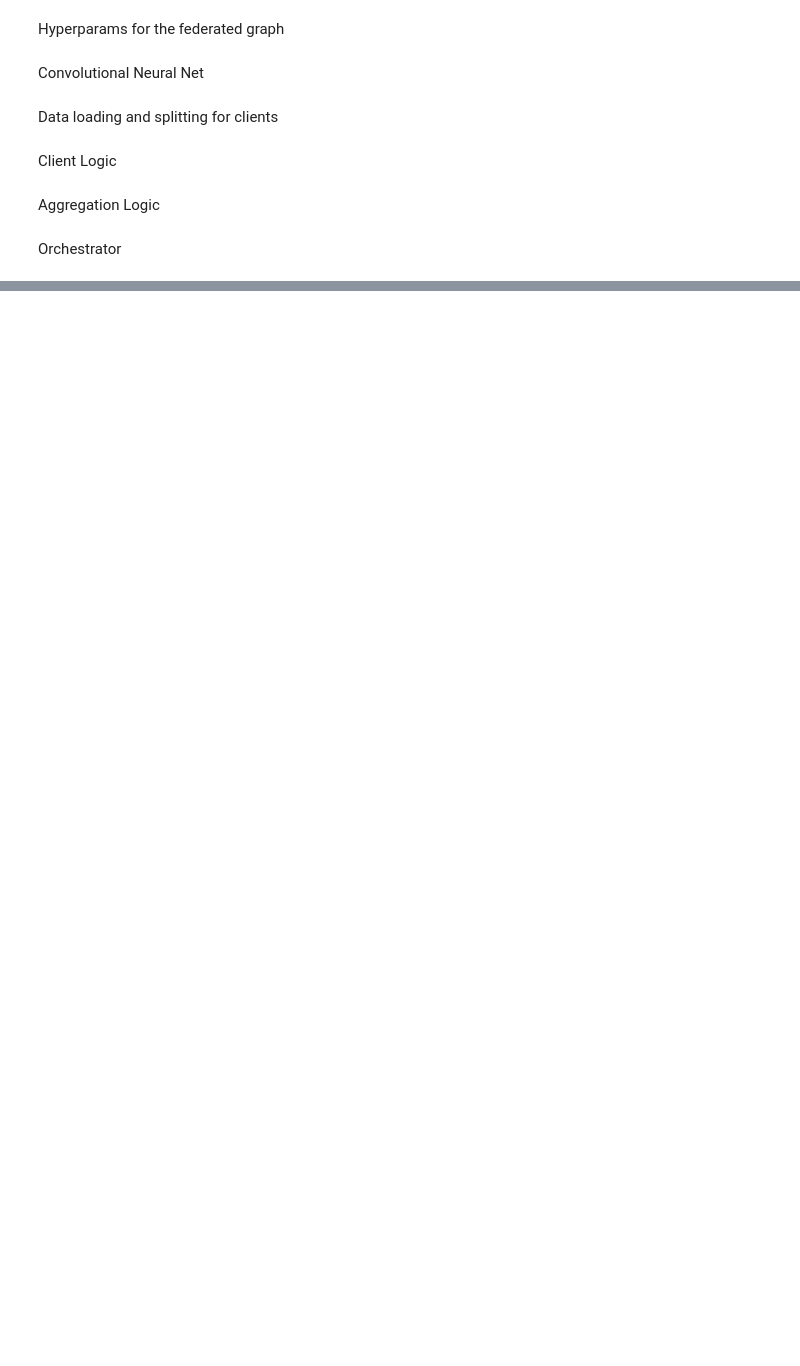
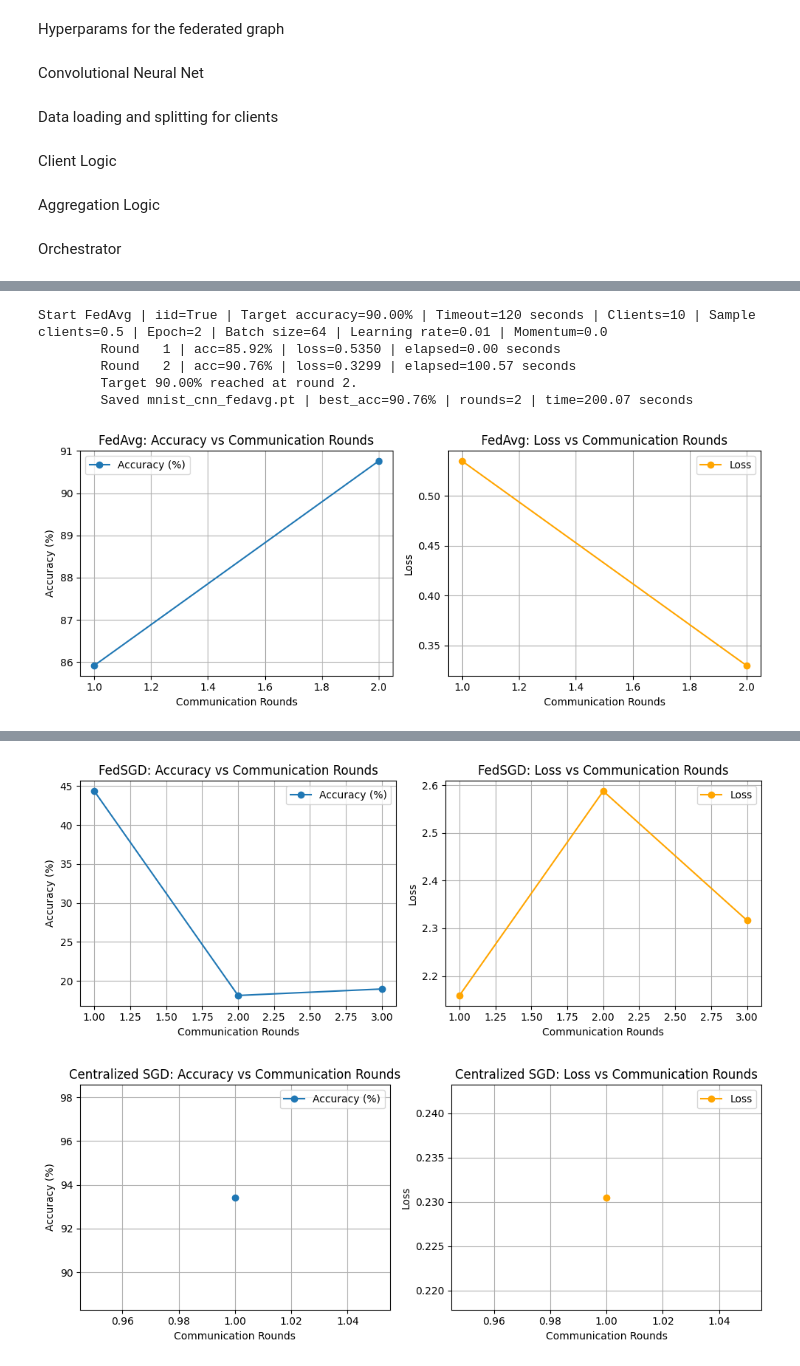
Before and after one commit to madch3m/Federated-learning-ml-graph, a Jupyter notebook: federated_learning_agent.ipynb, the cells around one changed output, grey strips where cells are left out. Drawn from its saved outputs; the diff is of its cells as text; code cells hidden in the pictures; blank space fills up the shorter version.

Commit message:
Created using Colab Adding Summary Table with speedup Adding FedSdg and Sgd models

```diff
--- a/federated_learning_agent.ipynb
+++ b/federated_learning_agent.ipynb
@@ -139,5 +167,19 @@ def evaluate(model: nn.Module, testset) -> Tuple[float,float]:
         total += y.size(0)
 
     return correct / total, total_loss / total
+# %%
+@torch.no_grad()
+def server_apply_avg_gradient(global_model: nn.Module, client_grads: List[Tuple[Dict[str,torch.Tensor], int]], lr: float):
+    total = sum(n for _, n in client_grads)
+    avg_grads = {name: torch.zeros_like(p, device=hp.device)
+                 for name, p in global_model.named_parameters() if p.requires_grad}
+    for grads, n in client_grads:
+        w = n / total
+        for name, g in grads.items():
+            avg_grads[name] += g.to(hp.device) * w
+    # Parameter update: theta <- theta - lr * avg_grad
+    for name, param in global_model.named_parameters():
+        if param.requires_grad:
+            param.add_( -lr * avg_grads[name] )
 # %% [markdown]
 Orchestrator
@@ -247,0 +417,38 @@ Starting federated training: target_acc=90.00% | timeout=360 seconds
+# %%
+def build_results_table(rows: List[Dict[str, object]]) -> pd.DataFrame:
+    # Order columns for readability
+    milestone_cols = [c for c in rows[0].keys() if c.startswith('r@')]
+    base_cols = [
+        "algo","iid","num_clients","sample_frac","local_epochs","batch_size","lr","momentum",
+        "target_acc","timeout_min","reached_target","best_acc_%","rounds_run","total_time_min"
+    ]
+    cols = base_cols + sorted(milestone_cols, key=lambda s: int(s.split('@')[1][:-1]))
+    df = pd.DataFrame(rows)[cols]
+    return df
+# %%
+rows_iid = []
+rows_iid.append(run_experiment("FedAvg", iid=True,  target_acc=0.90, timeout_secs=2*60, plot=True))
+rows_iid.append(run_experiment("FedSGD", iid=True,  target_acc=0.90, timeout_secs=2*60, plot=True))
+rows_iid.append(run_experiment("SGD",    iid=True,  target_acc=0.90, timeout_secs=2*60, plot=True))
+results_iid = build_results_table(rows_iid)
+results_iid = add_inline_speedup(results_iid, baseline_algo="SGD")
+print("\n=== Summary Table ===")
+print(results_iid.to_string(index=False))
+# results_iid.to_csv("results_summary.csv", index=False)
+
+rows_non_iid = []
+rows_non_iid.append(run_experiment("FedAvg", iid=False, target_acc=0.90, timeout_secs=2*60, plot=True))
+rows_non_iid.append(run_experiment("FedSGD", iid=False, target_acc=0.90, timeout_secs=2*60, plot=True))
+rows_non_iid.append(run_experiment("SGD",    iid=False, target_acc=0.90, timeout_secs=2*60, plot=True))
+results_non_iid = build_results_table(rows_non_iid)
+results_non_iid = add_inline_speedup(results_non_iid, baseline_algo="SGD")
+print("\n=== Summary Table ===")
+print(results_non_iid.to_string(index=False))
+# results_non_iid.to_csv("results_summary.csv", index=False)
+# %% [output]
+Start FedAvg | iid=True | Target accuracy=90.00% | Timeout=120 seconds | Clients=10 | Sample clients=0.5 | Epoch=2 | Batch size=64 | Learning rate=0.01 | Momentum=0.0
+        Round   1 | acc=85.92% | loss=0.5350 | elapsed=0.00 seconds
+        Round   2 | acc=90.76% | loss=0.3299 | elapsed=100.57 seconds
+        Target 90.00% reached at round 2.
+        Saved mnist_cnn_fedavg.pt | best_acc=90.76% | rounds=2 | time=200.07 seconds
+[figure, added]
@@ -247,0 +461,2 @@ Starting federated training: target_acc=90.00% | timeout=360 seconds
+[figure, added]
+[figure, added]
```
Also changed, not shown: parts of 12 cells of this notebook.
